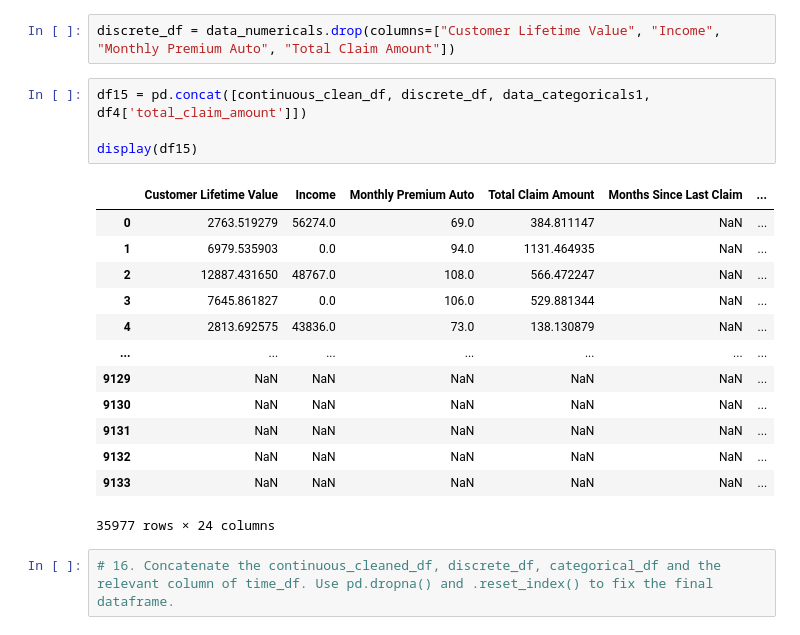
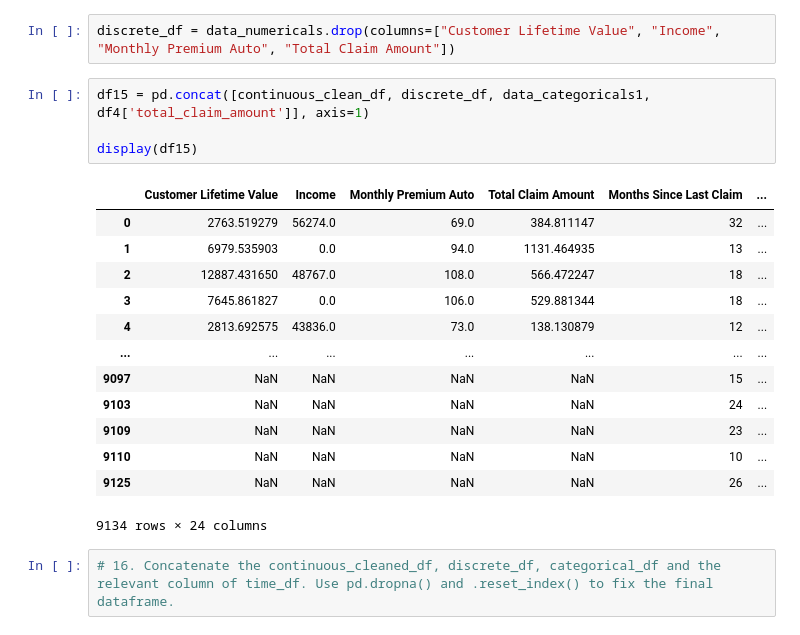
Before and after one commit to KAAR1998/lab-cleaning-categorical-data, a Jupyter notebook: files_for_lab/Solutions.ipynb, the cells around one changed output. Saved outputs shown, nothing was run; the diff lists cells and outputs as text.

```diff
--- a/files_for_lab/Solutions.ipynb
+++ b/files_for_lab/Solutions.ipynb
@@ -348,23 +348,23 @@ Index(['Customer Lifetime Value', 'Income', 'Monthly Premium Auto',
 # %%
 discrete_df = data_numericals.drop(columns=["Customer Lifetime Value", "Income", "Monthly Premium Auto", "Total Claim Amount"])
 # %%
-df15 = pd.concat([continuous_clean_df, discrete_df, data_categoricals1, df4['total_claim_amount']])
+df15 = pd.concat([continuous_clean_df, discrete_df, data_categoricals1, df4['total_claim_amount']], axis=1)
 
 display(df15)
 # %% [output]
 |  | Customer Lifetime Value | Income | Monthly Premium Auto | Total Claim Amount | Months Since Last Claim | ... |
-| 0 | 2763.519279 | 56274.0 | 69.0 | 384.811147 | NaN | ... |
-| 1 | 6979.535903 | 0.0 | 94.0 | 1131.464935 | NaN | ... |
-| 2 | 12887.431650 | 48767.0 | 108.0 | 566.472247 | NaN | ... |
-| 3 | 7645.861827 | 0.0 | 106.0 | 529.881344 | NaN | ... |
-| 4 | 2813.692575 | 43836.0 | 73.0 | 138.130879 | NaN | ... |
+| 0 | 2763.519279 | 56274.0 | 69.0 | 384.811147 | 32 | ... |
+| 1 | 6979.535903 | 0.0 | 94.0 | 1131.464935 | 13 | ... |
+| 2 | 12887.431650 | 48767.0 | 108.0 | 566.472247 | 18 | ... |
+| 3 | 7645.861827 | 0.0 | 106.0 | 529.881344 | 18 | ... |
+| 4 | 2813.692575 | 43836.0 | 73.0 | 138.130879 | 12 | ... |
 | ... | ... | ... | ... | ... | ... | ... |
-| 9129 | NaN | NaN | NaN | NaN | NaN | ... |
-| 9130 | NaN | NaN | NaN | NaN | NaN | ... |
-| 9131 | NaN | NaN | NaN | NaN | NaN | ... |
-| 9132 | NaN | NaN | NaN | NaN | NaN | ... |
-| 9133 | NaN | NaN | NaN | NaN | NaN | ... |
+| 9097 | NaN | NaN | NaN | NaN | 15 | ... |
+| 9103 | NaN | NaN | NaN | NaN | 24 | ... |
+| 9109 | NaN | NaN | NaN | NaN | 23 | ... |
+| 9110 | NaN | NaN | NaN | NaN | 10 | ... |
+| 9125 | NaN | NaN | NaN | NaN | 26 | ... |
-35977 rows × 24 columns
+9134 rows × 24 columns
 # %%
 # 16. Concatenate the continuous_cleaned_df, discrete_df, categorical_df and the relevant column of time_df. Use pd.dropna() and .reset_index() to fix the final dataframe.
 # %%
```
Also changed, not shown: parts of 6 cells of this notebook.
